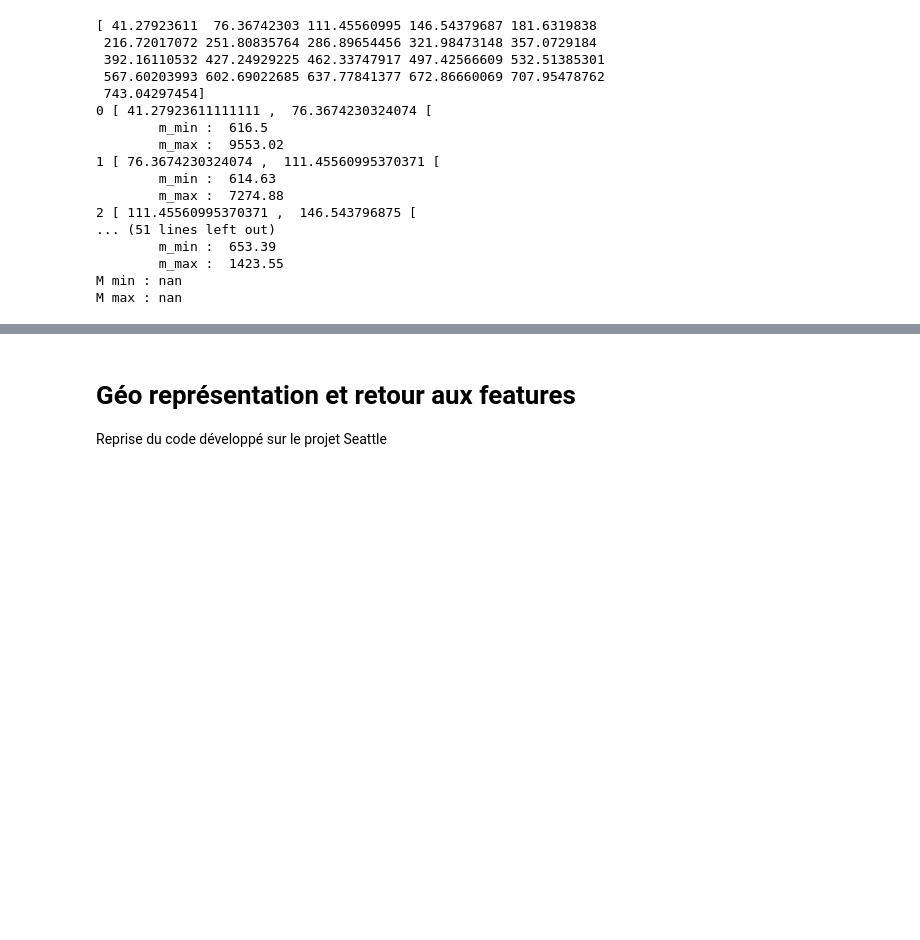
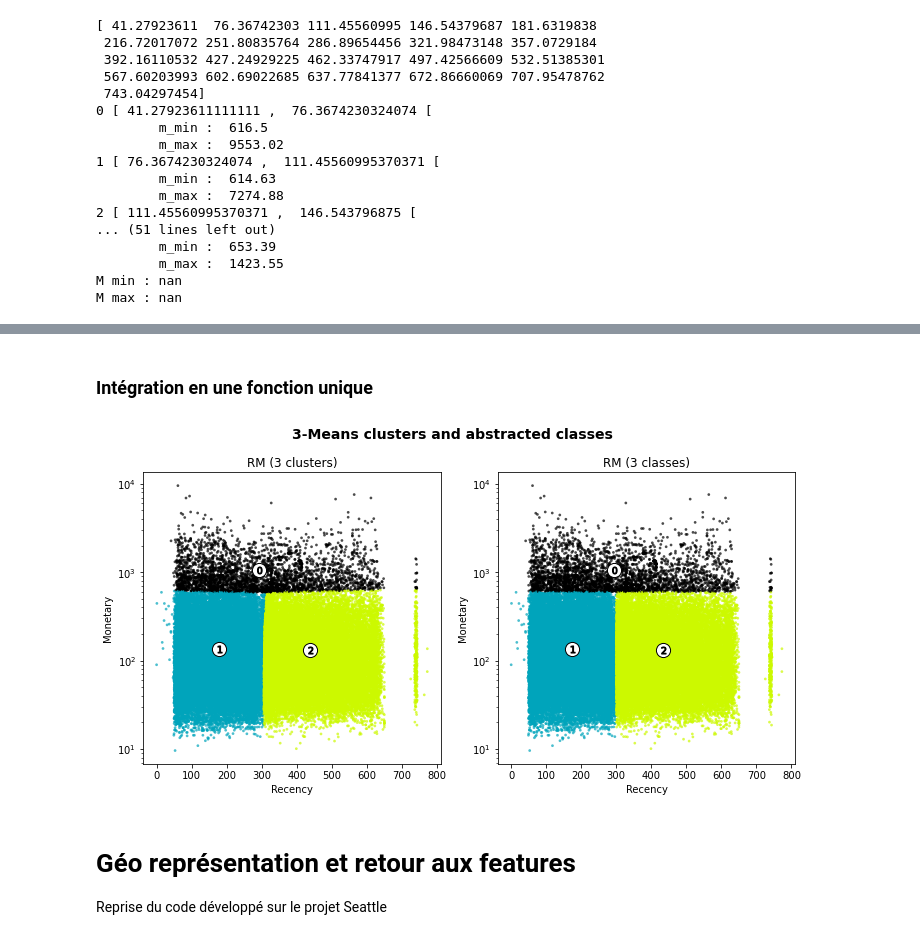
Before and after one commit to Franck-PepperLabs/pepper_olist_market_segmentation, a Jupyter notebook: jupyter/scratchpad.ipynb, the cells around one changed output, grey strips where cells are left out. Saved outputs shown, nothing was run; the diff lists cells and outputs as text; code cells hidden in the pictures; blank space fills up the shorter version.

```diff
--- a/jupyter/scratchpad.ipynb
+++ b/jupyter/scratchpad.ipynb
@@ -997,3 +1138,65 @@ M max : nan
+# %% [markdown]
+### Intégration en une fonction unique
+# %%
+def get_centers(crfm, cl_labels):
+    crfm_cl_labeled = pd.concat([
+        pd.Series(cl_labels, index=crfm.index, name='k_cl'),
+        crfm
+    ], axis=1)
+    cl_means = crfm_cl_labeled.groupby(by='k_cl').mean()
+    cl_centers = cl_means.values
+    return (
+        cl_centers[:, 0],
+        cl_centers[:, 1],
+        cl_centers[:, 2],
+    )
+
+def plot_kmeans_rfm_clusters_and_classes(
+        crfm, rfm_labels,
+        clu_labels, cla_labels
+):
+    n_cl = len(np.unique(clu_labels))
+    r, f, m = crfm.R, crfm.F, crfm.M
+    r_label, m_label = rfm_labels[0], rfm_labels[2]
+    clu_r_centers, _, clu_m_centers = get_centers(crfm, clu_labels)
+    cla_r_centers, _, cla_m_centers = get_centers(crfm, cla_labels)
+
+    fig = plt.figure(figsize=(10, 5))
+
+    ax1 = plt.subplot2grid((1, 2), (0, 0))
+    ax2 = plt.subplot2grid((1, 2), (0, 1))
+
+    ax1.semilogy()
+    plot_clusters_2d(
+        ax1, f'RM ({n_cl} clusters)',
+        xy=[r, m], xy_labels=[r_label, m_label],
+        xy_clu_centers=[clu_r_centers, clu_m_centers],
+        clu_labels=clu_labels
+    )
+    ax2.semilogy()
+    plot_clusters_2d(
+        ax2, f'RM ({n_cl} classes)',
+        xy=[r, m], xy_labels=[r_label, m_label],
+        xy_clu_centers=[cla_r_centers, cla_m_centers],
+        clu_labels=cla_labels
+    )
+
+    plt.tight_layout()
+
+    plt.suptitle(
+        f'{n_cl}-Means clusters and abstracted classes',
+        fontsize=14,
+        fontweight='bold',
+        y=1.05,
+    )
+    plt.show()
+
+plot_kmeans_rfm_clusters_and_classes(
+        crfm_1, rfm_labels,
+        clu_labels, cla_labels
+)
+# %% [output]
+[figure, added]
 # %% [markdown]
 # Géo représentation et retour aux features
 
```
Also changed, not shown: parts of 19 cells of this notebook, 2 other files.
